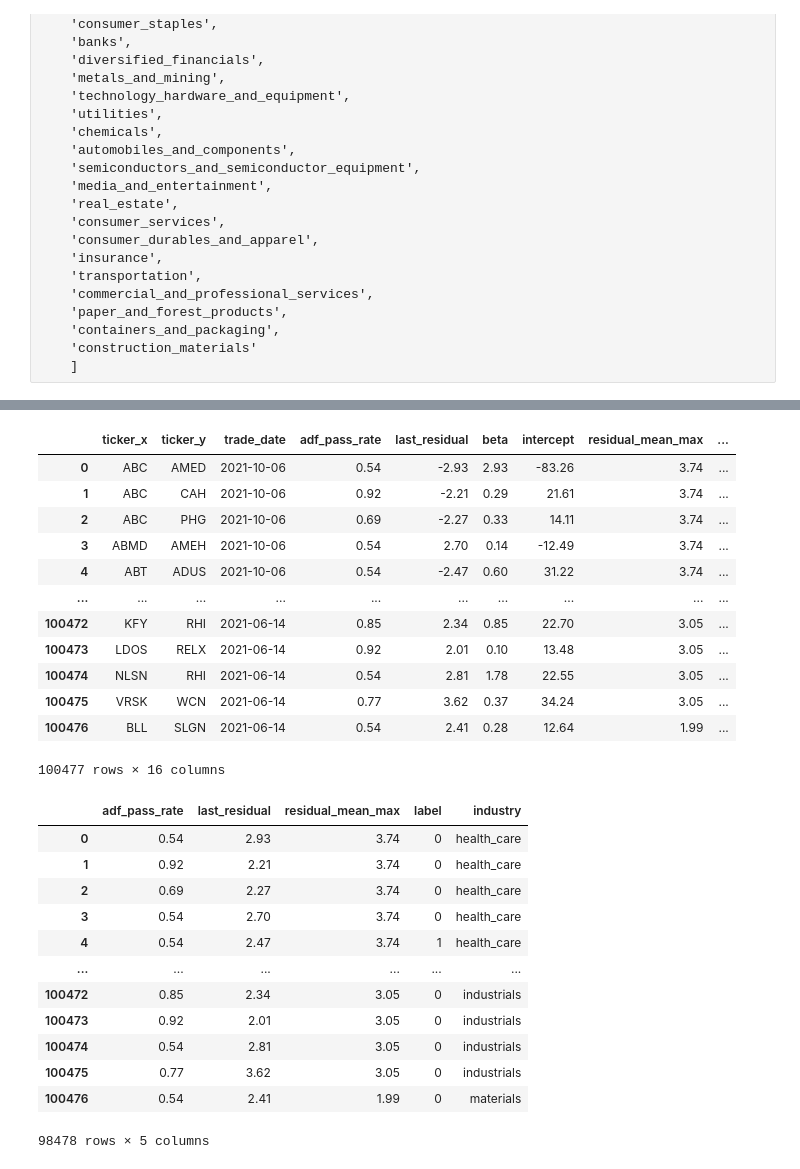
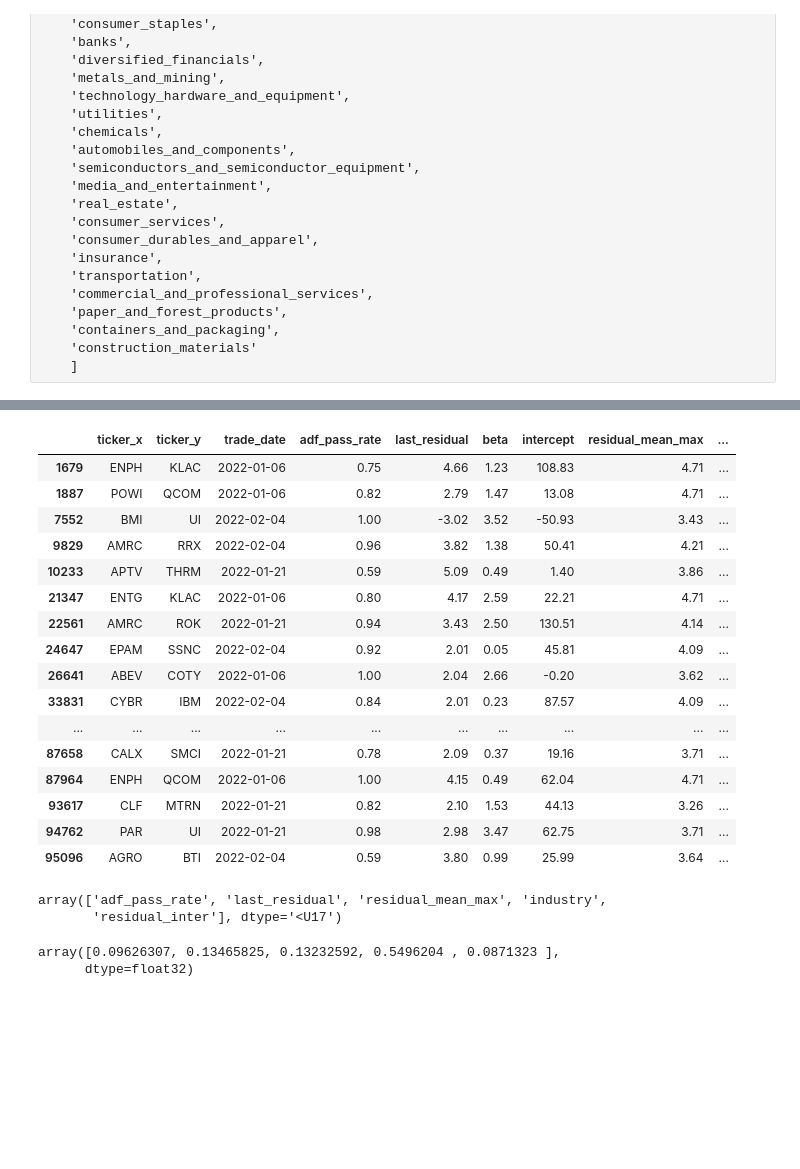
Before and after one commit to DomStan/stonk-rank, a Jupyter notebook: stonks_notebook.ipynb, the cells around one changed output, grey strips where cells are left out. Saved outputs shown, nothing was run; the diff lists cells and outputs as text; code cells hidden in the pictures; blank space fills up the shorter version.

```diff
--- a/stonks_notebook.ipynb
+++ b/stonks_notebook.ipynb
@@ -254,0 +644,11 @@ df[['subindustry', 'return_one_month']].groupby('subindustry').mean()
+# %%
+print("**Test**")
+y_score = clf.predict_proba(X_test)[:, 1]
+threshold = 0.7
+y_preds = y_score > threshold
+
+model_performance_summary(y_score, y_preds, y_test)
+
+df_results_test = evaluate_model_predictions_returns(splits['test'], y_preds)
+
+evaluate_model_on_slices(splits['test'], y_score, y_preds, 'subindustry')
@@ -255,18 +673,32 @@ df[['subindustry', 'return_one_month']].groupby('subindustry').mean()
+# %%
+df_results_test[df_results_test.result == 'FP']
+# %% [output]
+|  | ticker_x | ticker_y | trade_date | adf_pass_rate | last_residual | beta | intercept | residual_mean_max | ... |
+| 1679 | ENPH | KLAC | 2022-01-06 | 0.75 | 4.66 | 1.23 | 108.83 | 4.71 | ... |
+| 1887 | POWI | QCOM | 2022-01-06 | 0.82 | 2.79 | 1.47 | 13.08 | 4.71 | ... |
+| 7552 | BMI | UI | 2022-02-04 | 1.00 | -3.02 | 3.52 | -50.93 | 3.43 | ... |
+| 9829 | AMRC | RRX | 2022-02-04 | 0.96 | 3.82 | 1.38 | 50.41 | 4.21 | ... |
+| 10233 | APTV | THRM | 2022-01-21 | 0.59 | 5.09 | 0.49 | 1.40 | 3.86 | ... |
+| 21347 | ENTG | KLAC | 2022-01-06 | 0.80 | 4.17 | 2.59 | 22.21 | 4.71 | ... |
+| 22561 | AMRC | ROK | 2022-01-21 | 0.94 | 3.43 | 2.50 | 130.51 | 4.14 | ... |
+| 24647 | EPAM | SSNC | 2022-02-04 | 0.92 | 2.01 | 0.05 | 45.81 | 4.09 | ... |
+| 26641 | ABEV | COTY | 2022-01-06 | 1.00 | 2.04 | 2.66 | -0.20 | 3.62 | ... |
+| 33831 | CYBR | IBM | 2022-02-04 | 0.84 | 2.01 | 0.23 | 87.57 | 4.09 | ... |
+| ... | ... | ... | ... | ... | ... | ... | ... | ... | ... |
+| 87658 | CALX | SMCI | 2022-01-21 | 0.78 | 2.09 | 0.37 | 19.16 | 3.71 | ... |
+| 87964 | ENPH | QCOM | 2022-01-06 | 1.00 | 4.15 | 0.49 | 62.04 | 4.71 | ... |
+| 93617 | CLF | MTRN | 2022-01-21 | 0.82 | 2.10 | 1.53 | 44.13 | 3.26 | ... |
+| 94762 | PAR | UI | 2022-01-21 | 0.98 | 2.98 | 3.47 | 62.75 | 3.71 | ... |
+| 95096 | AGRO | BTI | 2022-02-04 | 0.59 | 3.80 | 0.99 | 25.99 | 3.64 | ... |
+# %%
+clf.feature_names_in_
+# %% [output]
+array(['adf_pass_rate', 'last_residual', 'residual_mean_max', 'industry',
+       'residual_inter'], dtype='<U17')
+# %%
+clf.feature_importances_
+# %% [output]
+array([0.09626307, 0.13465825, 0.13232592, 0.5496204 , 0.0871323 ],
+      dtype=float32)
 # %%
 pd.set_option('display.max_rows', 100)
-# %%
-df
-# %% [output]
-|  | ticker_x | ticker_y | trade_date | adf_pass_rate | last_residual | beta | intercept | residual_mean_max | ... |
-| 0 | ABC | AMED | 2021-10-06 | 0.54 | -2.93 | 2.93 | -83.26 | 3.74 | ... |
-| 1 | ABC | CAH | 2021-10-06 | 0.92 | -2.21 | 0.29 | 21.61 | 3.74 | ... |
-| 2 | ABC | PHG | 2021-10-06 | 0.69 | -2.27 | 0.33 | 14.11 | 3.74 | ... |
-| 3 | ABMD | AMEH | 2021-10-06 | 0.54 | 2.70 | 0.14 | -12.49 | 3.74 | ... |
-| 4 | ABT | ADUS | 2021-10-06 | 0.54 | -2.47 | 0.60 | 31.22 | 3.74 | ... |
-| ... | ... | ... | ... | ... | ... | ... | ... | ... | ... |
-| 100472 | KFY | RHI | 2021-06-14 | 0.85 | 2.34 | 0.85 | 22.70 | 3.05 | ... |
-| 100473 | LDOS | RELX | 2021-06-14 | 0.92 | 2.01 | 0.10 | 13.48 | 3.05 | ... |
-| 100474 | NLSN | RHI | 2021-06-14 | 0.54 | 2.81 | 1.78 | 22.55 | 3.05 | ... |
-| 100475 | VRSK | WCN | 2021-06-14 | 0.77 | 3.62 | 0.37 | 34.24 | 3.05 | ... |
-| 100476 | BLL | SLGN | 2021-06-14 | 0.54 | 2.41 | 0.28 | 12.64 | 1.99 | ... |
-100477 rows × 16 columns
@@ -344,16 +704,0 @@ df = transform_features(df)
-# %%
-df
-# %% [output]
-|  | adf_pass_rate | last_residual | residual_mean_max | label | industry |
-| 0 | 0.54 | 2.93 | 3.74 | 0 | health_care |
-| 1 | 0.92 | 2.21 | 3.74 | 0 | health_care |
-| 2 | 0.69 | 2.27 | 3.74 | 0 | health_care |
-| 3 | 0.54 | 2.70 | 3.74 | 0 | health_care |
-| 4 | 0.54 | 2.47 | 3.74 | 1 | health_care |
-| ... | ... | ... | ... | ... | ... |
-| 100472 | 0.85 | 2.34 | 3.05 | 0 | industrials |
-| 100473 | 0.92 | 2.01 | 3.05 | 0 | industrials |
-| 100474 | 0.54 | 2.81 | 3.05 | 0 | industrials |
-| 100475 | 0.77 | 3.62 | 3.05 | 0 | industrials |
-| 100476 | 0.54 | 2.41 | 1.99 | 0 | materials |
-98478 rows × 5 columns
```
Also changed, not shown: parts of 63 cells of this notebook, 2 other files.
